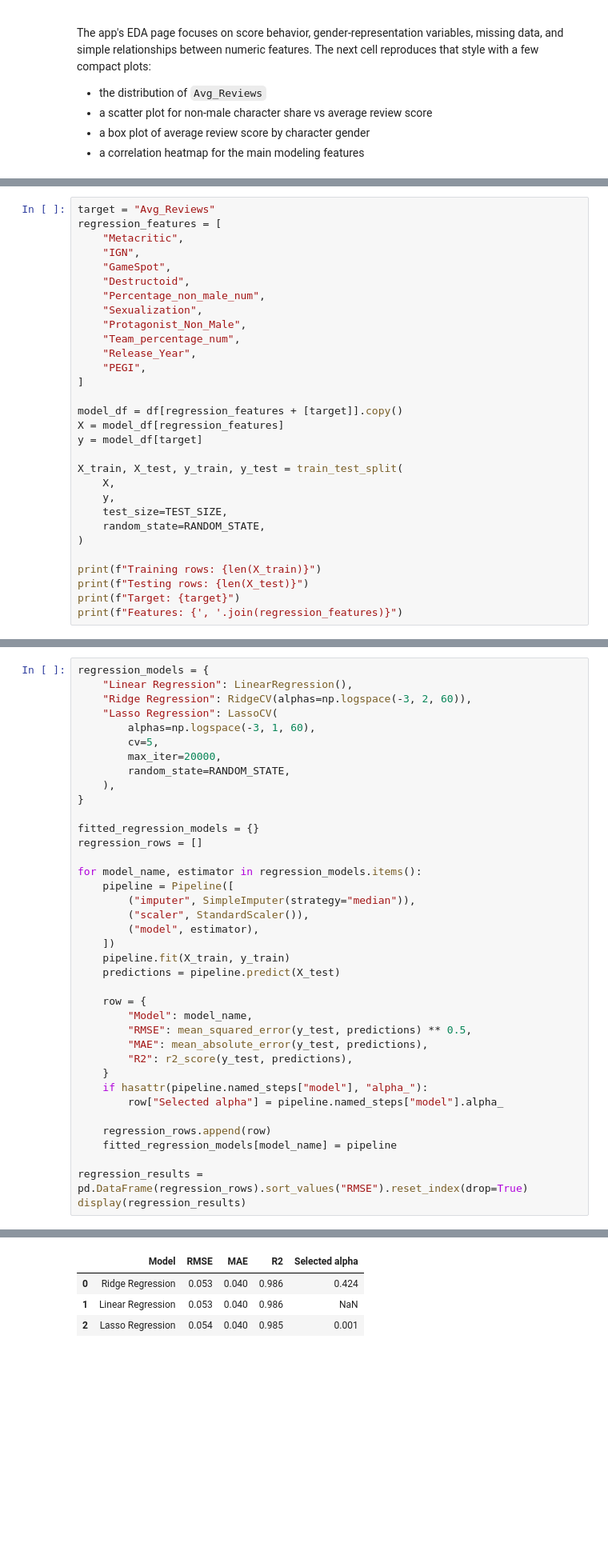
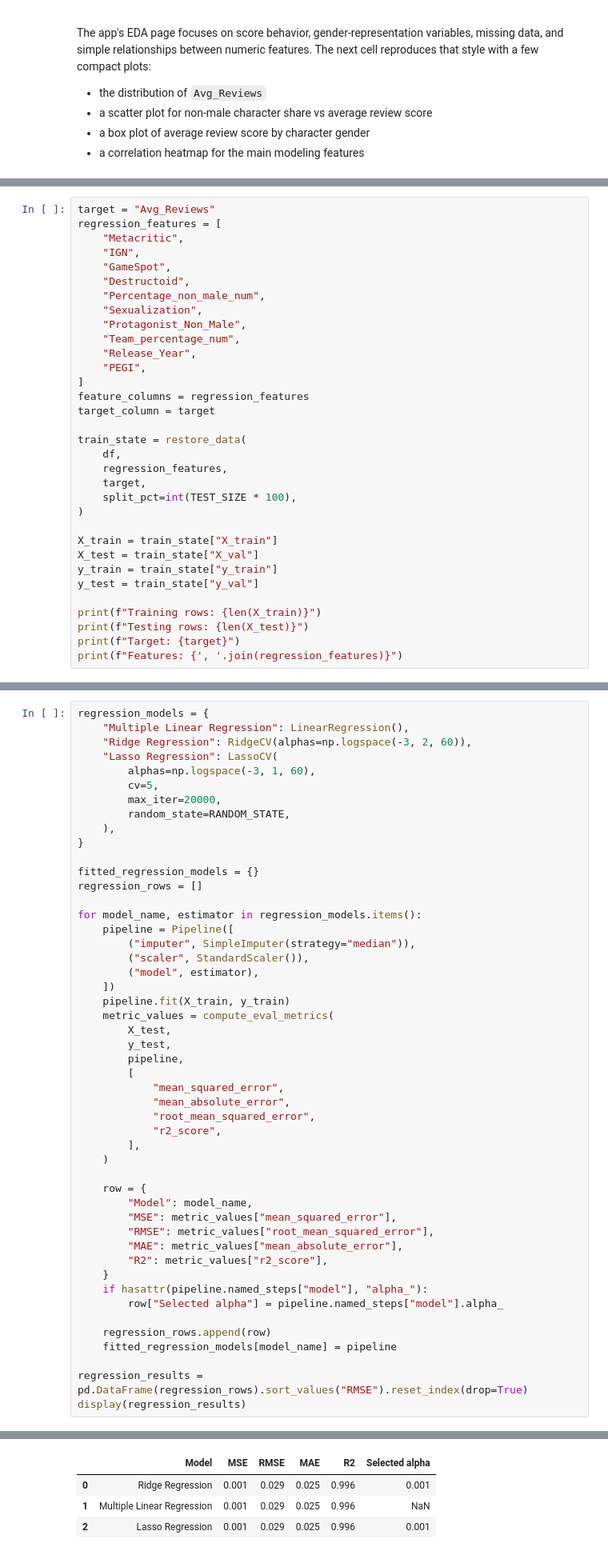
Before and after one commit to Bedyvere/Game-score-prediction, a Jupyter notebook: notebooks/Game_Score_Prediction_Summary.ipynb, the cells around one changed output, grey strips where cells are left out. Shown at 80% size. Saved outputs shown, nothing was run; the diff lists cells and outputs as text; blank space fills up the shorter version.

```diff
--- a/notebooks/Game_Score_Prediction_Summary.ipynb
+++ b/notebooks/Game_Score_Prediction_Summary.ipynb
@@ -308,17 +419,20 @@ regression_features = [
     "Release_Year",
     "PEGI",
 ]
+feature_columns = regression_features
+target_column = target
 
-model_df = df[regression_features + [target]].copy()
-X = model_df[regression_features]
-y = model_df[target]
+train_state = restore_data(
+    df,
+    regression_features,
+    target,
+    split_pct=int(TEST_SIZE * 100),
+)
 
-X_train, X_test, y_train, y_test = train_test_split(
-    X,
-    y,
-    test_size=TEST_SIZE,
-    random_state=RANDOM_STATE,
-)
+X_train = train_state["X_train"]
+X_test = train_state["X_val"]
+y_train = train_state["y_train"]
+y_test = train_state["y_val"]
 
 print(f"Training rows: {len(X_train)}")
 print(f"Testing rows: {len(X_test)}")
@@ -331,7 +445,7 @@ Target: Avg_Reviews
 Features: Metacritic, IGN, GameSpot, Destructoid, Percentage_non_male_num, Sexualization, Protagonist_Non_Male, Team_percentage_num, Release_Year, PEGI
 # %%
 regression_models = {
-    "Linear Regression": LinearRegression(),
+    "Multiple Linear Regression": LinearRegression(),
     "Ridge Regression": RidgeCV(alphas=np.logspace(-3, 2, 60)),
     "Lasso Regression": LassoCV(
         alphas=np.logspace(-3, 1, 60),
@@ -351,13 +465,24 @@ for model_name, estimator in regression_models.items():
         ("model", estimator),
     ])
     pipeline.fit(X_train, y_train)
-    predictions = pipeline.predict(X_test)
+    metric_values = compute_eval_metrics(
+        X_test,
+        y_test,
+        pipeline,
+        [
+            "mean_squared_error",
+            "mean_absolute_error",
+            "root_mean_squared_error",
+            "r2_score",
+        ],
+    )
 
     row = {
         "Model": model_name,
-        "RMSE": mean_squared_error(y_test, predictions) ** 0.5,
-        "MAE": mean_absolute_error(y_test, predictions),
-        "R2": r2_score(y_test, predictions),
+        "MSE": metric_values["mean_squared_error"],
+        "RMSE": metric_values["root_mean_squared_error"],
+        "MAE": metric_values["mean_absolute_error"],
+        "R2": metric_values["r2_score"],
     }
     if hasattr(pipeline.named_steps["model"], "alpha_"):
         row["Selected alpha"] = pipeline.named_steps["model"].alpha_
@@ -371,7 +497,7 @@ display(regression_results)
-|  | Model | RMSE | MAE | R2 | Selected alpha |
-| 0 | Ridge Regression | 0.053 | 0.040 | 0.986 | 0.424 |
-| 1 | Linear Regression | 0.053 | 0.040 | 0.986 | NaN |
-| 2 | Lasso Regression | 0.054 | 0.040 | 0.985 | 0.001 |
+|  | Model | MSE | RMSE | MAE | R2 | Selected alpha |
+| 0 | Ridge Regression | 0.001 | 0.029 | 0.025 | 0.996 | 0.001 |
+| 1 | Multiple Linear Regression | 0.001 | 0.029 | 0.025 | 0.996 | NaN |
+| 2 | Lasso Regression | 0.001 | 0.029 | 0.025 | 0.996 | 0.001 |
 # %%
 metric_long_df = regression_results.melt(
     id_vars="Model",
```
Also changed, not shown: parts of 11 cells of this notebook, 3 other files.
